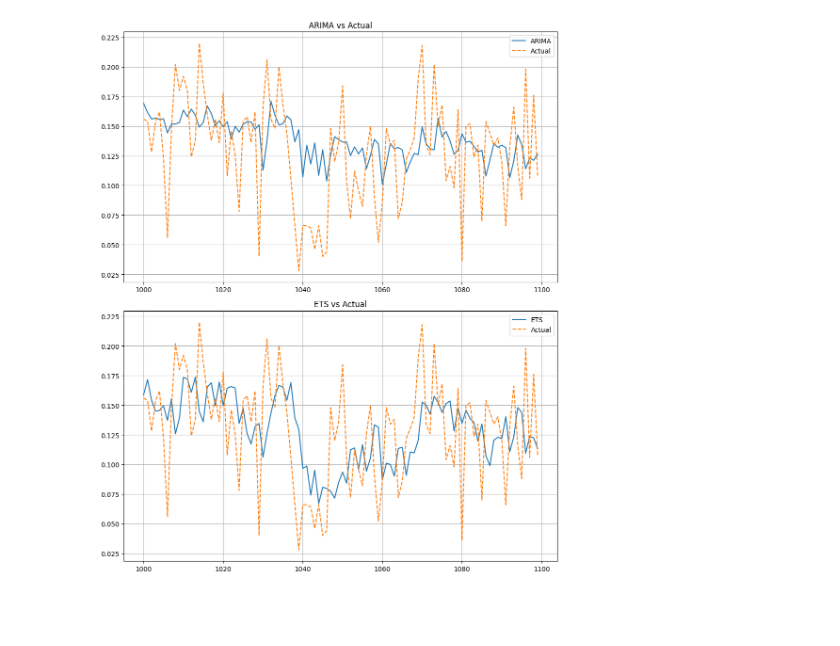
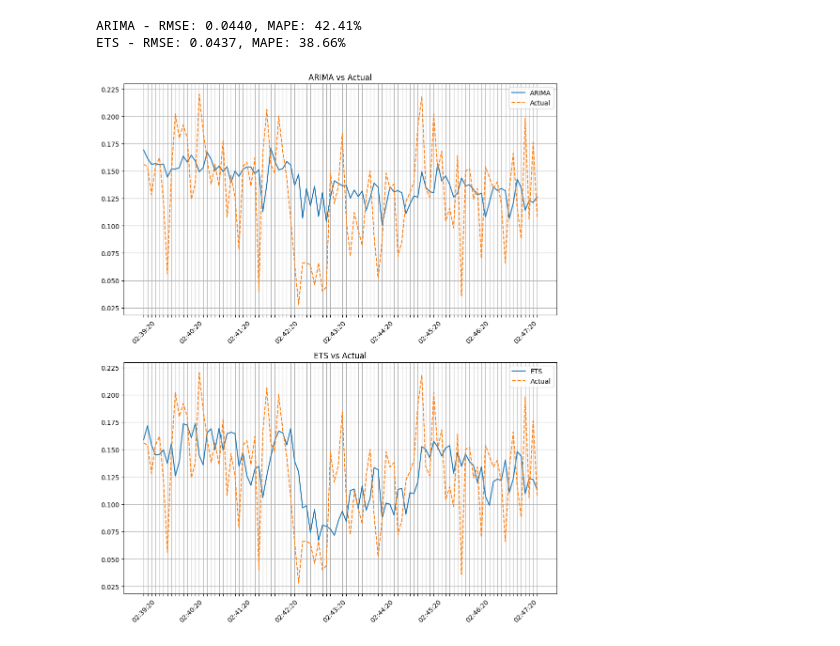
Before and after one commit to meng-rcis/rcie-system-metrics-prediction, a Jupyter notebook: models/features/source/training/meta.observation.ipynb, the cells around one changed output. Drawn from its saved outputs; the diff is of its cells as text; code cells hidden in the pictures; blank space fills up the shorter version.

```diff
--- a/models/features/source/training/meta.observation.ipynb
+++ b/models/features/source/training/meta.observation.ipynb
@@ -4,22 +5,56 @@ import matplotlib.pyplot as plt
+# %%
+def compute_rmse(actual, predicted):
+    return np.sqrt(((actual - predicted) ** 2).mean())
+
+def compute_mape(actual, predicted):
+    return 100 * np.mean(np.abs((actual - predicted) / actual))
+# %%
+# Import the data
+df = pd.read_csv('meta.csv')
+df['Time'] = pd.to_datetime(df['Time'])
+df['FormattedTime'] = df['Time'].dt.strftime('%H:%M:%S')
+
+# Indicate which columns to ignore
+IGNORED_COLS = ['Time', 'FormattedTime', 'Actual']
+# %%
+# Compute RMSE and MAPE for each model
+for column in df.columns:
+    if column not in IGNORED_COLS:
+        rmse = compute_rmse(df['Actual'], df[column])
+        mape = compute_mape(df['Actual'], df[column])
+        print(f"{column} - RMSE: {rmse:.4f}, MAPE: {mape:.2f}%")
+# %% [output]
+ARIMA - RMSE: 0.0440, MAPE: 42.41%
+ETS - RMSE: 0.0437, MAPE: 38.66%
 # %%
-# Import the data
-df = pd.read_csv('meta.csv')
-
 # Plot the data
-fig, axes = plt.subplots(nrows=len(df.columns) - 2, figsize=(10, 6 * (len(df.columns) - 2)))
+fig, axes = plt.subplots(
+    nrows=len(df.columns) - len(IGNORED_COLS),
+    figsize=(10, 6 * (len(df.columns) - len(IGNORED_COLS)))
+    )
 
 ax_idx = 0  # Separate index for accessing axes
 
 for column in df.columns:
-    if column != 'Index' and column != 'Actual':
-        axes[ax_idx].plot(df['Index'], df[column], label=column)
-        axes[ax_idx].plot(df['Index'], df['Actual'], label='Actual', linestyle='--')
+    if column not in IGNORED_COLS:
+        axes[ax_idx].plot(df['FormattedTime'], df[column], label=column)
+        axes[ax_idx].plot(df['FormattedTime'], df['Actual'], label='Actual', linestyle='--')
+
+        # Sparse Tick Labels logic
+        n = 12  # Display every n-th label
+        for index, label in enumerate(axes[ax_idx].xaxis.get_ticklabels()):
+            if index % n != 0:
+                label.set_visible(False)
+
+        # Rotate the visible x-axis labels
+        axes[ax_idx].tick_params(axis='x', rotation=45)
+
         axes[ax_idx].legend()
         axes[ax_idx].grid(True)
         axes[ax_idx].set_title(f'{column} vs Actual')
         ax_idx += 1  # Increment ax_idx
 
 plt.tight_layout()
 plt.show()
 # %% [output]
-[figure, old version]
+[figure, new version]
```
Also changed, not shown: parts of 1 cell of this notebook.
